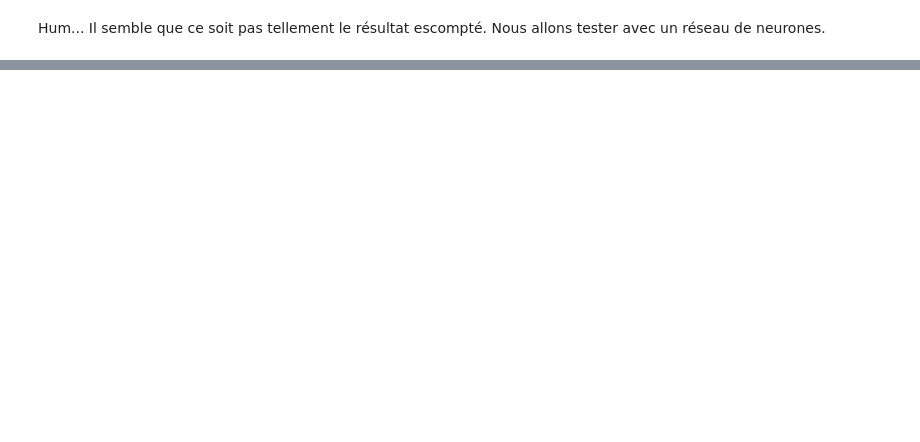
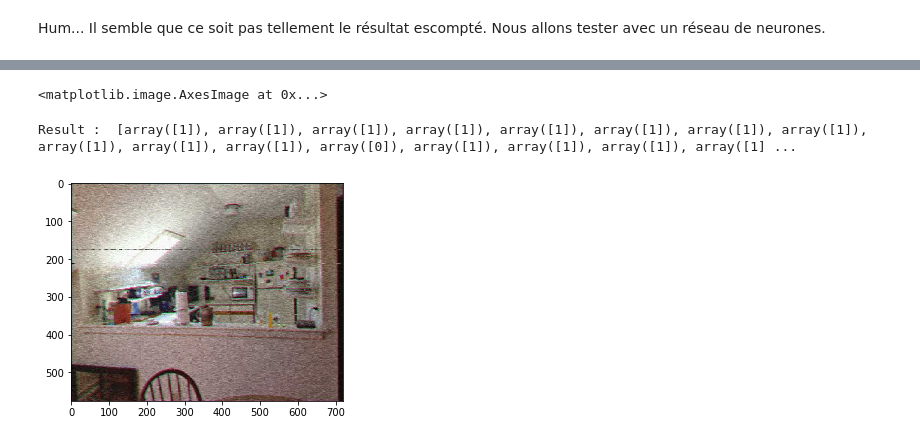
Before and after one commit to EpicKiwi/projet-datascience, a Jupyter notebook: notebooks/noise-filter.ipynb, the cells around one changed output, grey strips where cells are left out. Saved outputs shown, nothing was run; the diff lists cells and outputs as text; code cells hidden in the pictures; blank space fills up the shorter version.

```diff
--- a/notebooks/noise-filter.ipynb
+++ b/notebooks/noise-filter.ipynb
@@ -416,0 +571,9 @@ show_img(predict_image(model, test_imga, n_neighbours=NEIGHBOURS))
+# %%
+test_file_2 = img_path2array("../dataset_clean_degraded/degraded/000000000164.jpg")
+test_file_2_result = has_noise(test_file_2)
+display(plt.imshow(test_file_2))
+print("Result : ",test_file_2_result, "Expected : 0")
+# %% [output]
+<matplotlib.image.AxesImage at 0x...>
+Result :  [array([1]), array([1]), array([1]), array([1]), array([1]), array([1]), array([1]), array([1]), array([1]), array([1]), array([1]), array([0]), array([1]), array([1]), array([1]), array([1] ...
+[figure, added]
```
Also changed, not shown: parts of 68 cells of this notebook, 4 other files.
